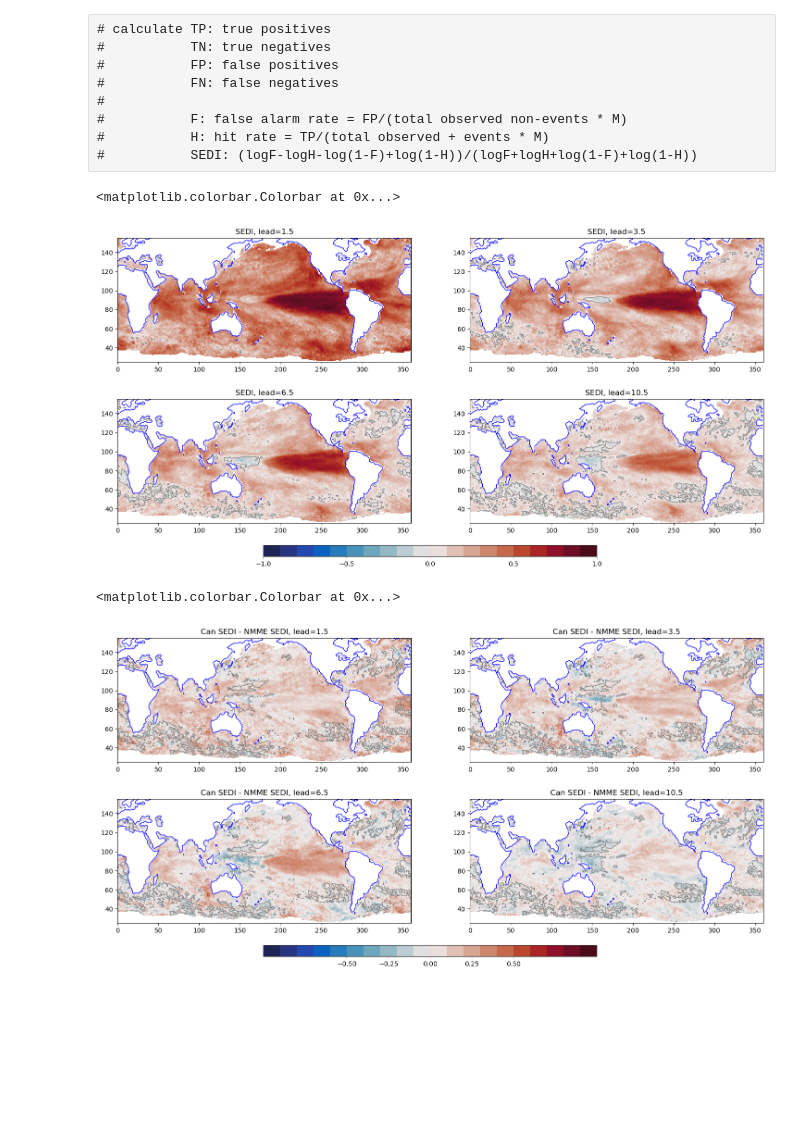
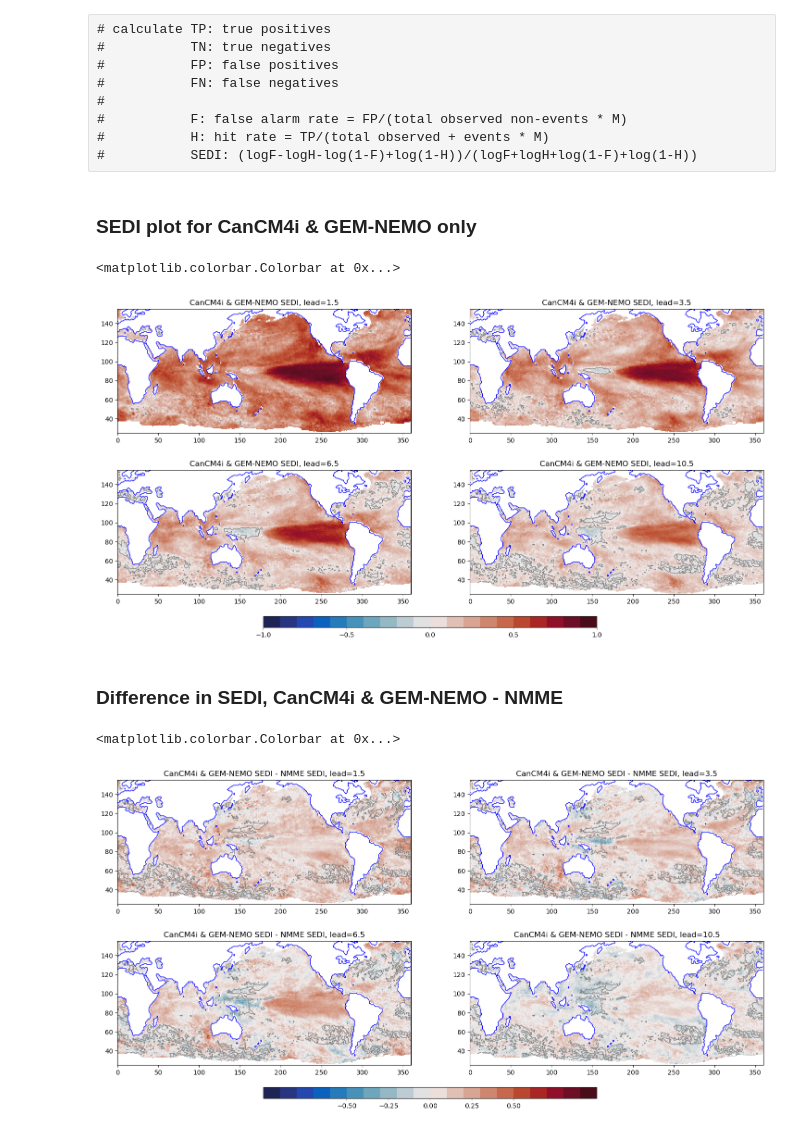
Before and after one commit to e-olson/MHW, a Jupyter notebook: MHW_JacoxFigs/SEDI-v2-Can.ipynb, the cells around one changed output. Cells and saved outputs as stored; diff of their text form; code cells hidden in the pictures; blank space fills up the shorter version.

Commit message:
run with only CanCM4i and GEM-NEMO

```diff
--- a/MHW_JacoxFigs/SEDI-v2-Can.ipynb
+++ b/MHW_JacoxFigs/SEDI-v2-Can.ipynb
@@ -31,6 +34,6 @@ else:
 #           1              2               3            4              5             6
 mods = ['CanCM4i',  'GEM-NEMO', ]#
 nmod = len(mods)
-nl = dict(zip(mods,[11, 11, 11, 11, 8, 9])) # Max lead time for each model
+nl = dict(zip(mods,[11, 11,])) # Max lead time for each model
 # %%
 fobs=xr.open_dataset(f_obs)
@@ -61,6 +46,13 @@ Data variables:
 #           F: false alarm rate = FP/(total observed non-events * M)
 #           H: hit rate = TP/(total observed + events * M)
 #           SEDI: (logF-logH-log(1-F)+log(1-H))/(logF+logH+log(1-F)+log(1-H))
+# %%
+def fSEDI(il):
+    if is_detrend:
+        f_save = f'{dir}/SEDI_Can_l{il}_detrended_{years[0]}_{years[1]}.nc'
+    else:
+        f_save = f'{dir}/SEDI_Can_l{il}_{years[0]}_{years[1]}.nc'
+    return f_save
 # %%
 def calcSEDI_il(il,save=False):
     # Loop through models
@@ -100,10 +92,7 @@ def calcSEDI_il(il,save=False):
     lmask=np.sum(fobs.is_mhw.data,axis=0)==0
     icemask=AmaxH>0.5
     if save:
-        if is_detrend:
-            f_save = f'{dir}/SEDI_Can_l{il}_detrended_{years[0]}_{years[1]}.nc'
-        else:
-            f_save = f'{dir}/SEDI_Can_l{il}_{years[0]}_{years[1]}.nc'
+        f_save=fSEDI(il)
         xout=xr.Dataset(data_vars={'lon':(['X',],ffor.lon.values),
                     'lat':(['Y',],ffor.lat.values),
                     'SEDI':(['Y','X'],SEDI),
@@ -113,58 +102,71 @@ def calcSEDI_il(il,save=False):
         xout.to_netcdf(f_save,mode='w')
     ffor.close()
     return lmask,np.ma.masked_where(icemask,SEDI)
+# %%
+def get_SEDI(il,save=False):
+    f_save=fSEDI(il)
+    if os.path.exists(f_save):
+        with xr.open_dataset(f_save) as ff:
+            lm=np.array(ff.lmask.values)
+            ice=np.array(ff.icemask.values)
+            SEDI=np.array(ff.SEDI.values)
+    else:
+        lm,SEDI=calcSEDI_il(il,True)
+    return lm,np.ma.masked_where(ice,SEDI)
+# %% [markdown]
+### SEDI plot for CanCM4i & GEM-NEMO only
 # %%
 SEDICan=dict()
 fig,axs=plt.subplots(2,2,figsize=(18,8),gridspec_kw={'hspace':.3})
 ax=axs[0,0]; il=1
-lm,SEDI=calcSEDI_il(il,True)
+lm,SEDI=get_SEDI(il,True)
 #m=ax.contourf(SEDI,levels=np.arange(-1,1.1,.1),vmin=-1,vmax=1,cmap=cmocean.cm.balance)
 m1=ax.pcolormesh(SEDI,vmin=-1,vmax=1,cmap=cmocean.cm.balance)
 m2=ax.contour(SEDI,[0,],colors='gray',linewidths=1)
 #fig.colorbar(m,ax=ax)
 ax.set_ylim(25,155)
-ax.set_title(f'SEDI, lead={il+.5}')
+ax.set_title(f'CanCM4i & GEM-NEMO SEDI, lead={il+.5}')
 m3=ax.contour(lm,linewidths=1,colors='b')
 SEDICan[il]=SEDI.copy()
 
 ax=axs[0,1]; il=3
-lm,SEDI=calcSEDI_il(il,True)
+lm,SEDI=get_SEDI(il,True)
 #m=ax.contourf(SEDI,levels=np.arange(-1,1.1,.1),vmin=-1,vmax=1,cmap=cmocean.cm.balance)
 m1=ax.pcolormesh(SEDI,vmin=-1,vmax=1,cmap=cmocean.cm.balance)
 m2=ax.contour(SEDI,[0,],colors='gray',linewidths=1)
 #fig.colorbar(m,ax=ax)
 ax.set_ylim(25,155)
-ax.set_title(f'SEDI, lead={il+.5}')
+ax.set_title(f'CanCM4i & GEM-NEMO SEDI, lead={il+.5}')
 m3=ax.contour(lm,linewidths=1,colors='b')
 SEDICan[il]=SEDI.copy()
 
 ax=axs[1,0]; il=6
-lm,SEDI=calcSEDI_il(il,True)
+lm,SEDI=get_SEDI(il,True)
 #m=ax.contourf(SEDI,levels=np.arange(-1,1.1,.1),vmin=-1,vmax=1,cmap=cmocean.cm.balance)
 m1=ax.pcolormesh(SEDI,vmin=-1,vmax=1,cmap=cmocean.cm.balance)
 m2=ax.contour(SEDI,[0,],colors='gray',linewidths=1)
 #fig.colorbar(m,ax=ax)
 ax.set_ylim(25,155)
-ax.set_title(f'SEDI, lead={il+.5}')
+ax.set_title(f'CanCM4i & GEM-NEMO SEDI, lead={il+.5}')
 m3=ax.contour(lm,linewidths=1,colors='b')
 SEDICan[il]=SEDI.copy()
 
 ax=axs[1,1]; il=10
-lm,SEDI=calcSEDI_il(il,True)
+lm,SEDI=get_SEDI(il,True)
 m=ax.contourf(SEDI,levels=np.arange(-1,1.1,.1),vmin=-1,vmax=1,cmap=cmocean.cm.balance)
 m1=ax.pcolormesh(SEDI,vmin=-1,vmax=1,cmap=cmocean.cm.balance)
 m2=ax.contour(SEDI,[0,],colors='gray',linewidths=1)
 #fig.colorbar(m,ax=ax)
 ax.set_ylim(25,155)
-ax.set_title(f'SEDI, lead={il+.5}')
+ax.set_title(f'CanCM4i & GEM-NEMO SEDI, lead={il+.5}')
 m3=ax.contour(lm,linewidths=1,colors='b')
 SEDICan[il]=SEDI.copy()
 
 ml=fig.add_axes([.3,.02,.4,.03])
 fig.colorbar(m,cax=ml,orientation='horizontal',ticks=[-1.0,-.5,0,.5,1.0])
 # %% [output]
 <matplotlib.colorbar.Colorbar at 0x...>
-[figure, old version]
+[figure, new version]
 # %%
 fobs.close()
 # %%
@@ -176,6 +178,8 @@ for il in (1,3,6,10):
         f_NMME = f'{dir}/SEDI_MME_l{il}_{years[0]}_{years[1]}.nc'
     with xr.open_dataset(f_NMME) as fN:
         SEDINMME[il]=np.ma.masked_where(fN.icemask.data,fN.SEDI.data).copy()
+# %% [markdown]
+### Difference in SEDI, CanCM4i & GEM-NEMO - NMME
 # %%
 fig,axs=plt.subplots(2,2,figsize=(18,8),gridspec_kw={'hspace':.3})
 vamp=.5
@@ -185,7 +189,7 @@ MMESEDI=SEDINMME[il]
 m1=ax.pcolormesh(CanSEDI-MMESEDI,vmin=-1*vamp,vmax=vamp,cmap=cmocean.cm.balance)
 m2=ax.contour(SEDI,[0,],colors='gray',linewidths=1)
 ax.set_ylim(25,155)
-ax.set_title(f'Can SEDI - NMME SEDI, lead={il+.5}')
+ax.set_title(f'CanCM4i & GEM-NEMO SEDI - NMME SEDI, lead={il+.5}')
 m3=ax.contour(lm,linewidths=1,colors='b')
 
 ax=axs[0,1]; il=3
@@ -194,7 +198,7 @@ MMESEDI=SEDINMME[il]
 m1=ax.pcolormesh(CanSEDI-MMESEDI,vmin=-1*vamp,vmax=vamp,cmap=cmocean.cm.balance)
 m2=ax.contour(SEDI,[0,],colors='gray',linewidths=1)
 ax.set_ylim(25,155)
-ax.set_title(f'Can SEDI - NMME SEDI, lead={il+.5}')
+ax.set_title(f'CanCM4i & GEM-NEMO SEDI - NMME SEDI, lead={il+.5}')
 m3=ax.contour(lm,linewidths=1,colors='b')
 
 ax=axs[1,0]; il=6
@@ -203,7 +207,7 @@ MMESEDI=SEDINMME[il]
 m1=ax.pcolormesh(CanSEDI-MMESEDI,vmin=-1*vamp,vmax=vamp,cmap=cmocean.cm.balance)
 m2=ax.contour(SEDI,[0,],colors='gray',linewidths=1)
 ax.set_ylim(25,155)
-ax.set_title(f'Can SEDI - NMME SEDI, lead={il+.5}')
+ax.set_title(f'CanCM4i & GEM-NEMO SEDI - NMME SEDI, lead={il+.5}')
 m3=ax.contour(lm,linewidths=1,colors='b')
 
 ax=axs[1,1]; il=10
@@ -212,11 +216,11 @@ MMESEDI=SEDINMME[il]
 m1=ax.pcolormesh(CanSEDI-MMESEDI,vmin=-1*vamp,vmax=vamp,cmap=cmocean.cm.balance)
 m2=ax.contour(SEDI,[0,],colors='gray',linewidths=1)
 ax.set_ylim(25,155)
-ax.set_title(f'Can SEDI - NMME SEDI, lead={il+.5}')
+ax.set_title(f'CanCM4i & GEM-NEMO SEDI - NMME SEDI, lead={il+.5}')
 m3=ax.contour(lm,linewidths=1,colors='b')
 
 ml=fig.add_axes([.3,.02,.4,.03])
 fig.colorbar(m,cax=ml,orientation='horizontal',ticks=[-1*vamp,-.5*vamp,0,.5*vamp,vamp])
 # %% [output]
 <matplotlib.colorbar.Colorbar at 0x...>
-[figure, old version]
+[figure, new version]
```
Also changed, not shown: parts of 2 cells of this notebook, 5 other files.
